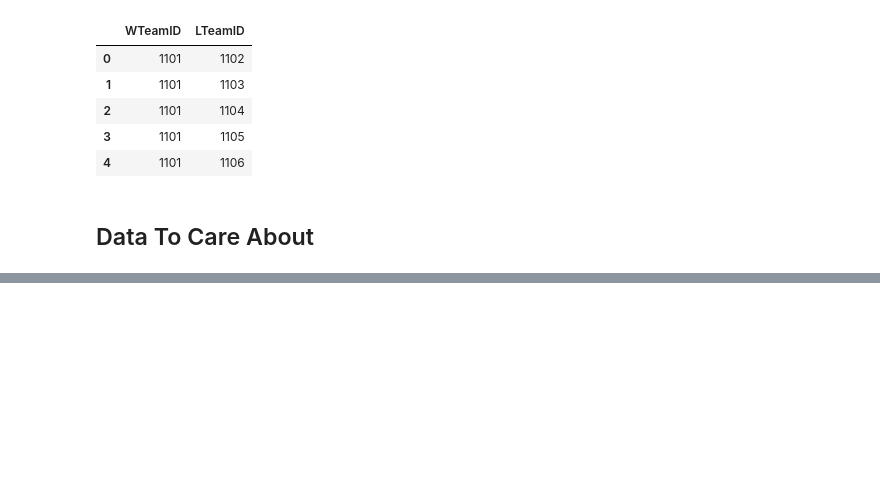
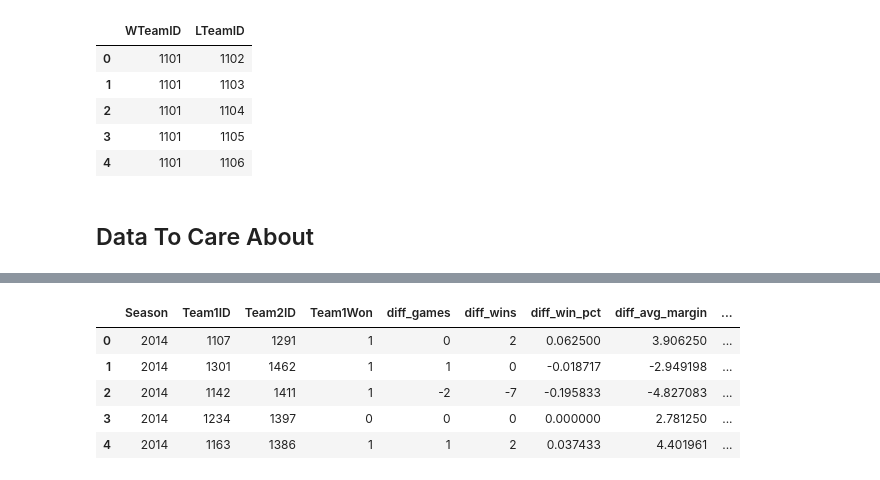
Before and after one commit to ItsJayYip/MMPredictions, a Jupyter notebook: MMML.ipynb, the cells around one changed output, grey strips where cells are left out. Drawn from its saved outputs; the diff is of its cells as text; code cells hidden in the pictures; blank space fills up the shorter version.

```diff
--- a/MMML.ipynb
+++ b/MMML.ipynb
@@ -154,0 +389,86 @@ Now that the data is loaded and filtered, the next step is to turn team-level an
+# %%
+def build_matchup_frame(games_df, team_features_df, feature_base_cols, label_col=None):
+    matchups = games_df.copy()
+    matchups["Team1ID"] = matchups[["WTeamID", "LTeamID"]].min(axis=1)
+    matchups["Team2ID"] = matchups[["WTeamID", "LTeamID"]].max(axis=1)
+
+    if label_col is not None:
+        matchups[label_col] = (matchups["WTeamID"] == matchups["Team1ID"]).astype(int)
+
+    team1_features = team_features_df.add_prefix("team1_").rename(
+        columns={"team1_Season": "Season", "team1_TeamID": "Team1ID"}
+    )
+    team2_features = team_features_df.add_prefix("team2_").rename(
+        columns={"team2_Season": "Season", "team2_TeamID": "Team2ID"}
+    )
+
+    matchups = (
+        matchups
+        .merge(team1_features, on=["Season", "Team1ID"], how="left")
+        .merge(team2_features, on=["Season", "Team2ID"], how="left")
+    )
+
+    diff_features = pd.DataFrame({
+        f"diff_{column}": matchups[f"team1_{column}"] - matchups[f"team2_{column}"]
+        for column in feature_base_cols
+    })
+    matchups = pd.concat([matchups, diff_features], axis=1)
+
+    candidate_feature_cols = list(diff_features.columns)
+    candidate_feature_cols += [
+        column
+        for column in [
+            "team1_rank_avg",
+            "team2_rank_avg",
+            "team1_rank_median",
+            "team2_rank_median",
+            "team1_win_pct",
+            "team2_win_pct",
+            "team1_avg_margin",
+            "team2_avg_margin",
+            "team1_net_rating",
+            "team2_net_rating",
+        ]
+        if column in matchups.columns
+    ]
+
+    return matchups, candidate_feature_cols
+
+
+tournament_games = tourney_results_model[["Season", "WTeamID", "LTeamID"]].copy()
+tournament_matchups, candidate_feature_cols = build_matchup_frame(
+    tournament_games,
+    historical_team_features,
+    feature_base_cols,
+    label_col="Team1Won",
+)
+
+feature_cols = [
+    "diff_games",
+    "diff_wins",
+    "diff_avg_margin",
+    "diff_avg_opp_score",
+    "diff_avg_possessions",
+    "diff_efg",
+    "diff_ft_rate",
+    "diff_opp_turnover_rate",
+    "diff_oreb_rate",
+    "diff_ast_per_game",
+    "diff_blk_per_game",
+    "diff_pf_per_game",
+    "diff_offensive_rating",
+    "diff_rank_avg",
+    "diff_rank_median",
+    "diff_rank_q80",
+    "team1_rank_avg",
+    "team2_win_pct",
+    "team1_net_rating",
+]
+feature_cols = [column for column in feature_cols if column in candidate_feature_cols]
+
+preview_cols = ["Season", "Team1ID", "Team2ID", "Team1Won"] + feature_cols[:8]
+
+print("tournament_matchups", tournament_matchups.shape)
+print("selected_feature_count", len(feature_cols))
+display(tournament_matchups[preview_cols].head())
+# %% [output]
@@ -154,0 +476,6 @@ Now that the data is loaded and filtered, the next step is to turn team-level an
+|  | Season | Team1ID | Team2ID | Team1Won | diff_games | diff_wins | diff_win_pct | diff_avg_margin | ... |
+| 0 | 2014 | 1107 | 1291 | 1 | 0 | 2 | 0.062500 | 3.906250 | ... |
+| 1 | 2014 | 1301 | 1462 | 1 | 1 | 0 | -0.018717 | -2.949198 | ... |
+| 2 | 2014 | 1142 | 1411 | 1 | -2 | -7 | -0.195833 | -4.827083 | ... |
+| 3 | 2014 | 1234 | 1397 | 0 | 0 | 0 | 0.000000 | 2.781250 | ... |
+| 4 | 2014 | 1163 | 1386 | 1 | 1 | 2 | 0.037433 | 4.401961 | ... |
```
Also changed, not shown: parts of 13 cells of this notebook, 1 other file.
